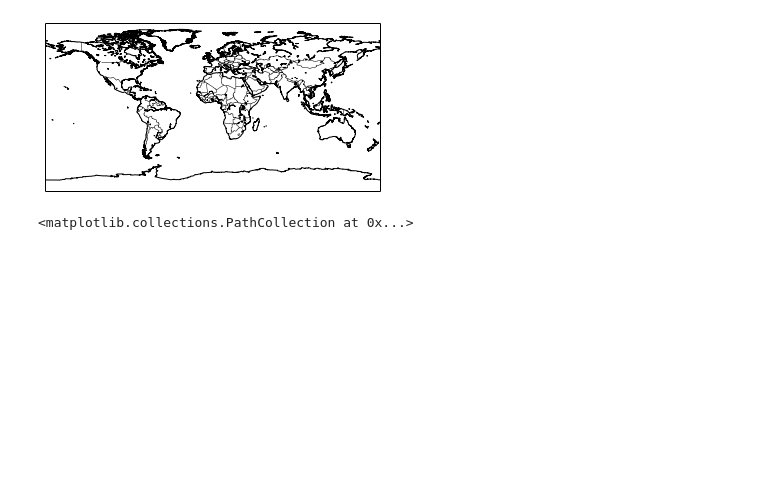
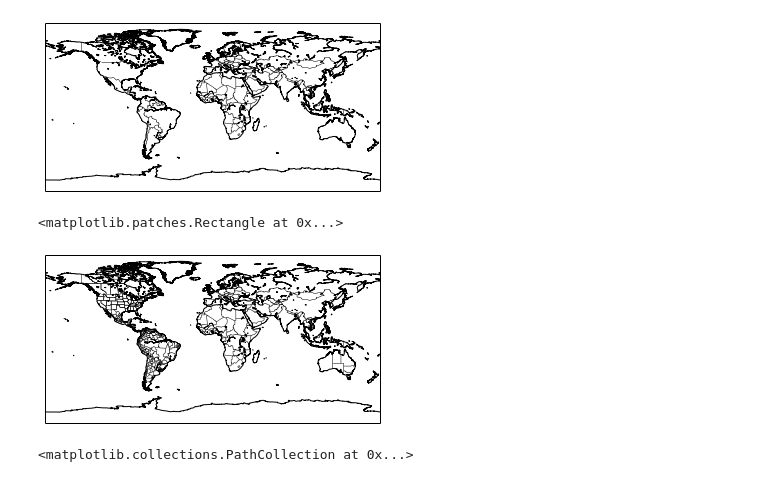
Before and after one commit to story645/EAS213, a Jupyter notebook: notebooks/class4.ipynb, the cells around one changed output. Cells and saved outputs as stored; diff of their text form; code cells hidden in the pictures; blank space fills up the shorter version.

```diff
--- a/notebooks/class4.ipynb
+++ b/notebooks/class4.ipynb
@@ -22,6 +23,22 @@ m.drawmapboundary(color=border_color)
 # %% [output]
 <matplotlib.patches.Rectangle at 0x...>
 [figure]
+# %%
+#make an empty map
+fig = plt.figure()
+ax = fig.add_subplot(1,1,1)
+m = Basemap(projection='cyl', ax=ax, resolution = 'l',
+            llcrnrlat=-90,urcrnrlat=90,
+            llcrnrlon=-180,urcrnrlon=180)
+
+border_color = 'k'
+m.drawcoastlines(color=border_color)
+m.drawcountries(color=border_color)
+m.drawstates(color=border_color)
+m.drawmapboundary(color=border_color)
+# %% [output]
+<matplotlib.patches.Rectangle at 0x...>
+[figure, added]
 # %%
 #Plot the Pearl River on the map
 lat = 22.5333
```
Also changed, not shown: parts of 6 cells of this notebook, 2 other files.
